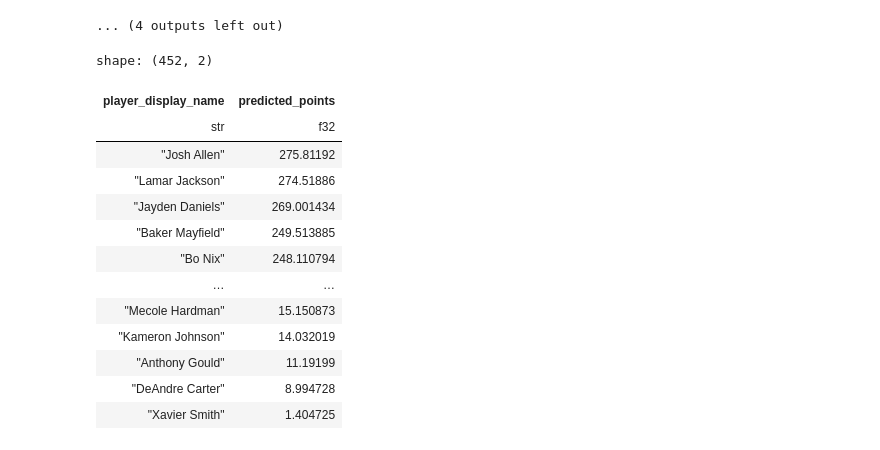
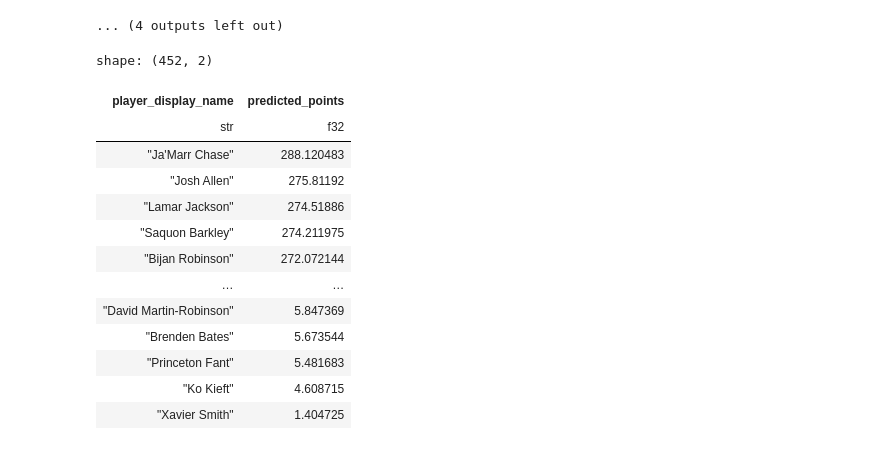
Before and after one commit to loganmoser/Fantasy-Football-ML-Project, a Jupyter notebook: model_building.ipynb, the cells around one changed output. Cells and saved outputs as stored; diff of their text form; code cells hidden in the pictures.

```diff
--- a/model_building.ipynb
+++ b/model_building.ipynb
@@ -749,20 +749,21 @@ rb_rankings = rb_rankings.select("player_display_name", "predicted_points").sort
 te_rankings = te_rankings.select("player_display_name", "predicted_points").sort("predicted_points", descending=True)
 wr_rankings = wr_rankings.select("player_display_name", "predicted_points").sort("predicted_points", descending=True)
 # %%
-final_rankings = pl.concat([qb_rankings, rb_rankings, te_rankings, wr_rankings]).sort_
+final_rankings = pl.concat([qb_rankings, rb_rankings, te_rankings, wr_rankings]).sort("predicted_points", descending=True)
 # %%
+final_rankings
 # %% [output]
 shape: (452, 2)
 | player_display_name | predicted_points |
 | str | f32 |
+| "Ja'Marr Chase" | 288.120483 |
 | "Josh Allen" | 275.81192 |
 | "Lamar Jackson" | 274.51886 |
-| "Jayden Daniels" | 269.001434 |
-| "Baker Mayfield" | 249.513885 |
-| "Bo Nix" | 248.110794 |
+| "Saquon Barkley" | 274.211975 |
+| "Bijan Robinson" | 272.072144 |
 | … | … |
-| "Mecole Hardman" | 15.150873 |
-| "Kameron Johnson" | 14.032019 |
-| "Anthony Gould" | 11.19199 |
-| "DeAndre Carter" | 8.994728 |
+| "David Martin-Robinson" | 5.847369 |
+| "Brenden Bates" | 5.673544 |
+| "Princeton Fant" | 5.481683 |
+| "Ko Kieft" | 4.608715 |
 | "Xavier Smith" | 1.404725 |
```
Also changed, not shown: parts of 1 cell of this notebook, 2 other files.
